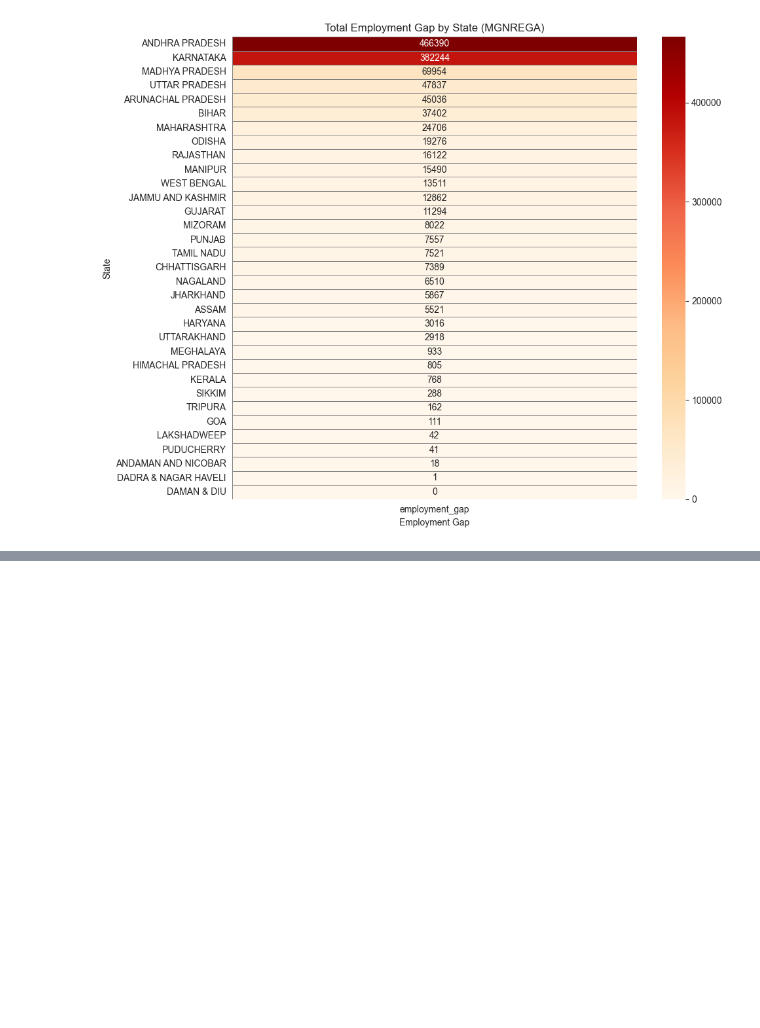
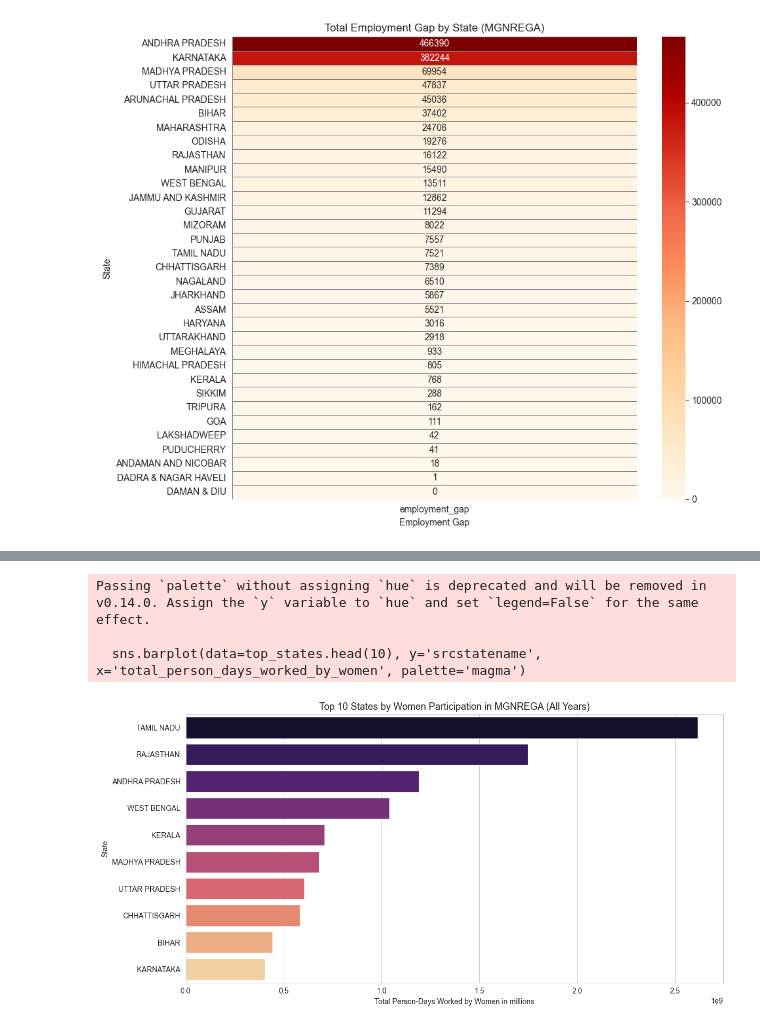
Before and after one commit to kanishkachandel/mnrega, a Jupyter notebook: python-project.ipynb, the cells around one changed output, grey strips where cells are left out. Saved outputs shown, nothing was run; the diff lists cells and outputs as text; code cells hidden in the pictures; blank space fills up the shorter version.

```diff
--- a/python-project.ipynb
+++ b/python-project.ipynb
@@ -167,0 +208,18 @@ plt.show()
+# %%
+import seaborn as sns
+
+# Total participation by state (all years combined)
+top_states = df_gender.groupby('srcstatename')['total_person_days_worked_by_women'].sum().reset_index()
+top_states = top_states.sort_values(by='total_person_days_worked_by_women', ascending=False)
+plt.figure(figsize=(12, 6))
+sns.barplot(data=top_states.head(10), y='srcstatename', x='total_person_days_worked_by_women', palette='magma')
+plt.title('Top 10 States by Women Participation in MGNREGA (All Years)', fontsize=13)
+plt.xlabel('Total Person-Days Worked by Women in millions')
+plt.ylabel('State')
+plt.tight_layout()
+plt.show()
+# %% [output]
+Passing `palette` without assigning `hue` is deprecated and will be removed in v0.14.0. Assign the `y` variable to `hue` and set `legend=False` for the same effect.
+
+  sns.barplot(data=top_states.head(10), y='srcstatename', x='total_person_days_worked_by_women', palette='magma')
+[figure, added]
```
Also changed, not shown: parts of 5 cells of this notebook.
